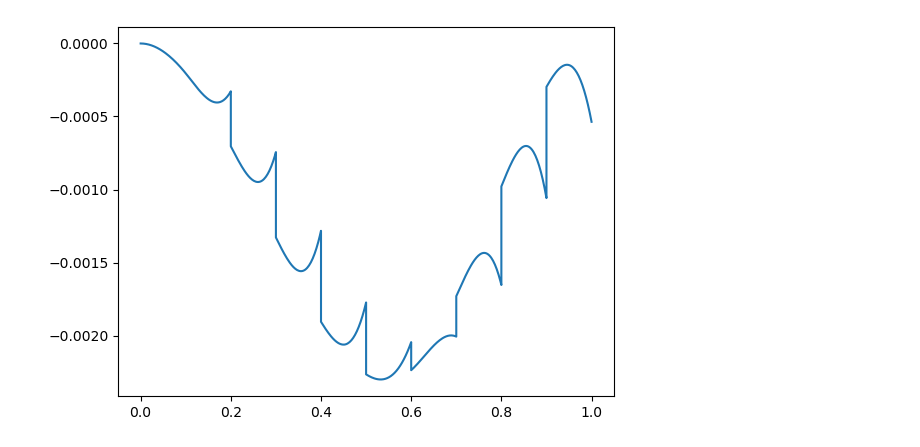
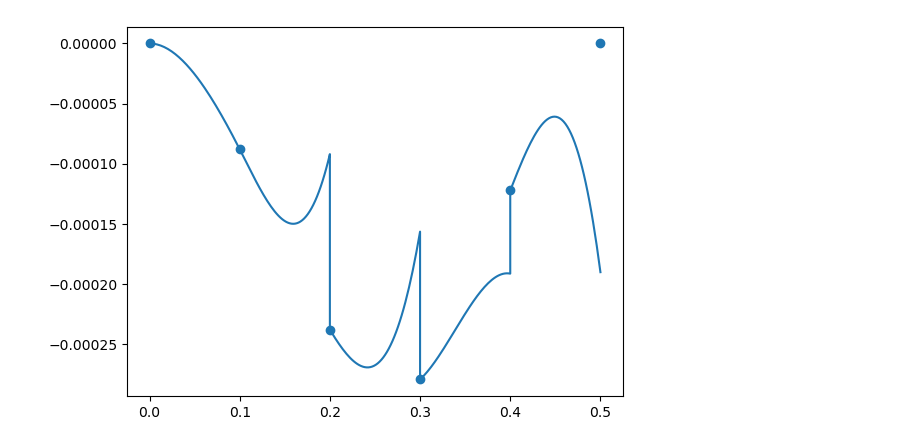
Before and after one commit to NathanielHargan/UAV_Optimization, a Jupyter notebook: BeamDeformation_Test.ipynb, the cells around one changed output. Cells and saved outputs as stored; diff of their text form; code cells hidden in the pictures.

```diff
--- a/BeamDeformation_Test.ipynb
+++ b/BeamDeformation_Test.ipynb
@@ -51,7 +51,7 @@ def fixed_wall_deform_calc(beam_type, element_length, element_num):
     k_size = (element_num + 1) * 2
 
     displacement_p = np.array([0,0,0,0]) # Reaction forces
-    displacement_p_index = np.array([0,1,20,21])
+    displacement_p_index = np.array([0,1,10,11])
     p_len = len(displacement_p)
 
     u_len = k_size - len(displacement_p)
@@ -59,7 +59,7 @@ def fixed_wall_deform_calc(beam_type, element_length, element_num):
 
     # adds the force
     force = -10 # 10N downward
-    force_pos = 10 # midpoint
+    force_pos = 4 # midpoint
     force_u[force_pos] = force
 
     # Creates force index from displacement index
@@ -109,32 +109,33 @@ def fixed_wall_deform_calc(beam_type, element_length, element_num):
     force = np.append(force_u, force_p)
 
     displacement_refactor = np.empty(k_size)
     force_refactor = np.empty(k_size)
 
     for i in range(k_size):
         displacement_refactor[assem_index[i]] = displacement[i]
         force_refactor[assem_index[i]] = force[i]
 
     return displacement_refactor,force_refactor
 
 
 def plot_deformation(Disp,L):
     y = []
     x = []
     for i in range(int((len(Disp)-1)/2)):
         x_loc = np.linspace(0, L, 50)
         element_disp = Disp[i*2:(i*2 + 4)]
         for x_val in x_loc:
             N = beam_interpolate_matrix(x_val,L)
             y_val = np.dot(N,element_disp)
             y = np.append(y,y_val)
             x = np.append(x,x_val + i*L)
     plt.plot(x, y)
+    plt.scatter(np.arange(len(Disp[::2]))*L, Disp[::2])
 
 beam_type_1 = BeamType("annulus", [0.025, 0.01], "Aluminum7075-T6", "type_1")
 
 element_length = 0.1
-calc_1_disp, calc_1_force = fixed_wall_deform_calc(beam_type_1, element_length, 10)
+calc_1_disp, calc_1_force = fixed_wall_deform_calc(beam_type_1, element_length, 5)
 plot_deformation(calc_1_disp,element_length)
 # %% [output]
-[figure, old version]
+[figure, new version]
```
